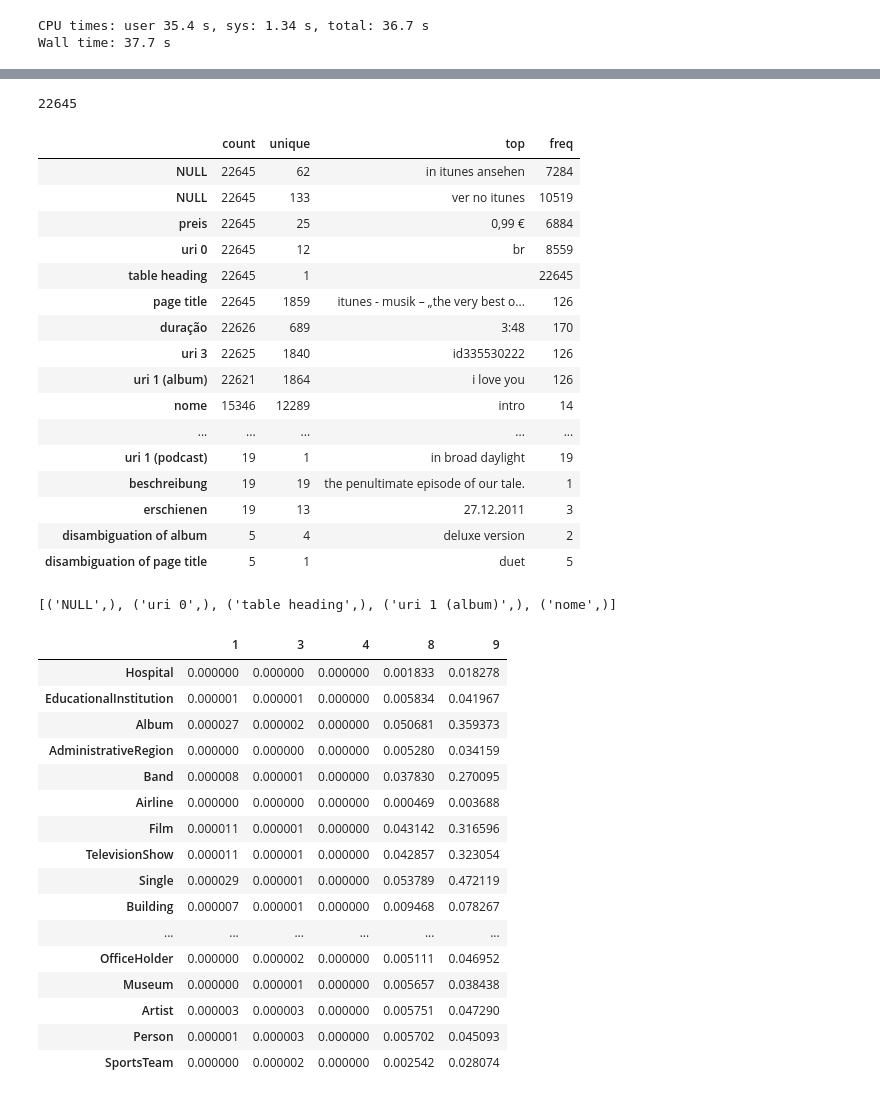
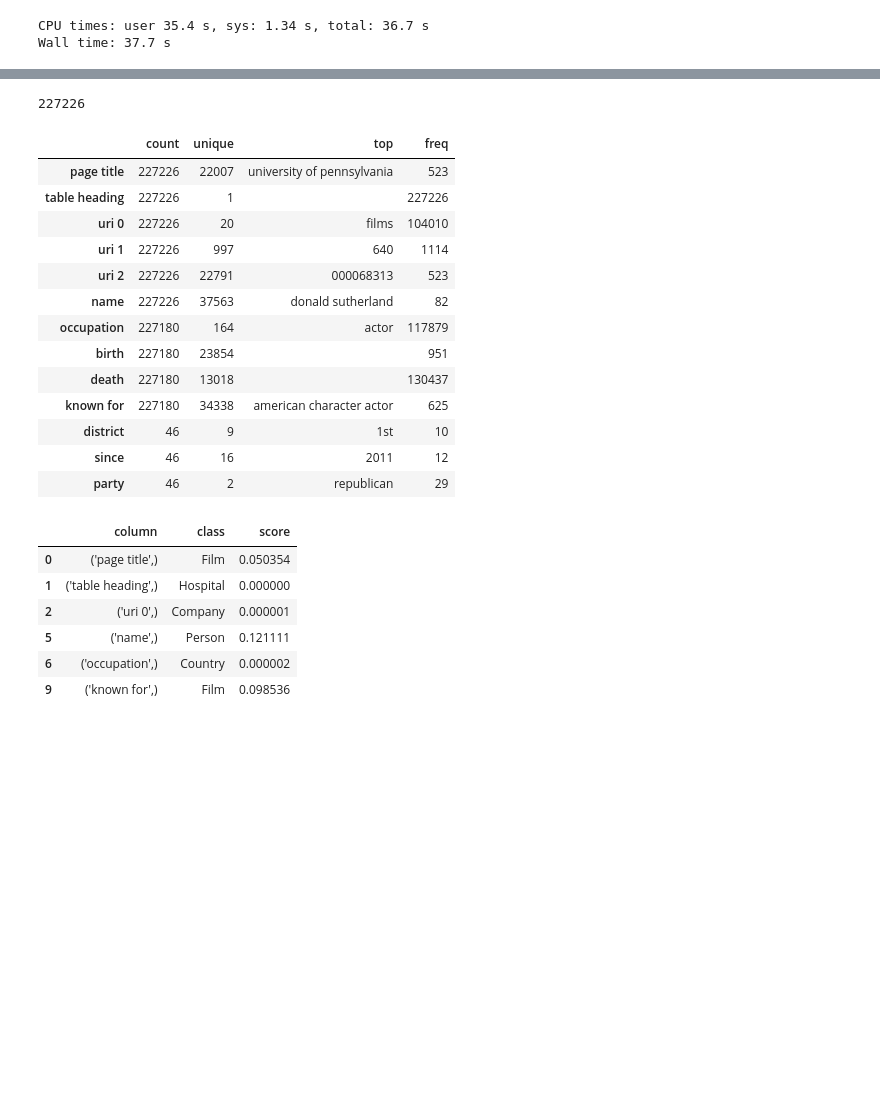
Before and after one commit to karmaresearch/takco, a Jupyter notebook: docs/benchmarks/compare-snow.ipynb, the cells around one changed output, grey strips where cells are left out. Saved outputs shown, nothing was run; the diff lists cells and outputs as text; code cells hidden in the pictures; blank space fills up the shorter version.

```diff
--- a/docs/benchmarks/compare-snow.ipynb
+++ b/docs/benchmarks/compare-snow.ipynb
@@ -27,8 +27,8 @@ benchmark_datasets = dict(get_snow_datasets(snow_root))
 for name, ds in benchmark_datasets.items():
     print(f'{len(ds[0].fnames):3d}', name)
 
-dataset_name = 'flightaware.com'
-ts = list(takco.TableSet.dataset(benchmark_datasets[dataset_name][0]))#[-30:]
+dataset_name = 'www.nndb.com'
+ts = list(takco.TableSet.dataset(benchmark_datasets[dataset_name][0]))#[-50:]
 print(f"Loaded {dataset_name},  {len(ts)} tables")
 # %% [output]
  12 d3football.com
@@ -60,14 +99,19 @@ Wall time: 3.53 s
 from snow_pipeline import *
 
 matchers = [
-    ExactHeadMatcher(include_context=True),
-    TfidfMatcher(num_threshold=1, min_df=2),
-    KBClassMatcher(kb),
+    KBClassMatcher(kb, include_context=False, pred_max_threshold=0.9),
+    ExactHeadMatcher(include_context=False),
+    TfidfMatcher(num_threshold=0.75, min_df=2),
 ]
 agg_func = "KBClassMatcher * @max(ExactHeadMatcher, TfidfMatcher)"
 agg_threshold_col = 0
 
-partcols, idpairs = match_columns(tabid_df, matchers, agg_func = agg_func, agg_threshold_col=agg_threshold_col)
+colsim, idpairs = get_colsim_and_codes(
+    tabid_df, matchers,
+    agg_func=agg_func,
+    agg_threshold_col=agg_threshold_col
+)
+partcols = cluster_columns(colsim)
 partcolid_to_colids = aggr_by_val(partcols.items())
 partcolid_to_colids
 # %% [output]
@@ -163,47 +173,33 @@ DEBUG:root:Stitching 2 aligned tables
 # %%
 df = stitched_df['part-0']
 print(len(df))
-sim = kb._get_sim(df)
+sim = kb.get_sim(df)
 display(df.describe().T)
-print(list(df.columns[list(sim.columns)]))
-sim.style.background_gradient()
+pred = pd.DataFrame({"column": list(df.columns[list(sim.columns)]), "class": sim.idxmax(), "score": sim.max()})
+display( pred.style.background_gradient() )
 # %% [output]
-22645
+227226
 |  | count | unique | top | freq |
-| NULL | 22645 | 62 | in itunes ansehen | 7284 |
-| NULL | 22645 | 133 | ver no itunes | 10519 |
-| preis | 22645 | 25 | 0,99 € | 6884 |
-| uri 0 | 22645 | 12 | br | 8559 |
-| table heading | 22645 | 1 |  | 22645 |
-| page title | 22645 | 1859 | itunes - musik – „the very best o... | 126 |
-| duração | 22626 | 689 | 3:48 | 170 |
-| uri 3 | 22625 | 1840 | id335530222 | 126 |
-| uri 1 (album) | 22621 | 1864 | i love you | 126 |
-| nome | 15346 | 12289 | intro | 14 |
-| ... | ... | ... | ... | ... |
-| uri 1 (podcast) | 19 | 1 | in broad daylight | 19 |
-| beschreibung | 19 | 19 | the penultimate episode of our tale. | 1 |
-| erschienen | 19 | 13 | 27.12.2011 | 3 |
-| disambiguation of album | 5 | 4 | deluxe version | 2 |
-| disambiguation of page title | 5 | 1 | duet | 5 |
+| page title | 227226 | 22007 | university of pennsylvania | 523 |
+| table heading | 227226 | 1 |  | 227226 |
+| uri 0 | 227226 | 20 | films | 104010 |
+| uri 1 | 227226 | 997 | 640 | 1114 |
+| uri 2 | 227226 | 22791 | 000068313 | 523 |
+| name | 227226 | 37563 | donald sutherland | 82 |
+| occupation | 227180 | 164 | actor | 117879 |
+| birth | 227180 | 23854 |  | 951 |
+| death | 227180 | 13018 |  | 130437 |
+| known for | 227180 | 34338 | american character actor | 625 |
+| district | 46 | 9 | 1st | 10 |
+| since | 46 | 16 | 2011 | 12 |
+| party | 46 | 2 | republican | 29 |
-[('NULL',), ('uri 0',), ('table heading',), ('uri 1 (album)',), ('nome',)]
-|  | 1 | 3 | 4 | 8 | 9 |
-| Hospital | 0.000000 | 0.000000 | 0.000000 | 0.001833 | 0.018278 |
-| EducationalInstitution | 0.000001 | 0.000001 | 0.000000 | 0.005834 | 0.041967 |
-| Album | 0.000027 | 0.000002 | 0.000000 | 0.050681 | 0.359373 |
-| AdministrativeRegion | 0.000000 | 0.000000 | 0.000000 | 0.005280 | 0.034159 |
-| Band | 0.000008 | 0.000001 | 0.000000 | 0.037830 | 0.270095 |
-| Airline | 0.000000 | 0.000000 | 0.000000 | 0.000469 | 0.003688 |
-| Film | 0.000011 | 0.000001 | 0.000000 | 0.043142 | 0.316596 |
-| TelevisionShow | 0.000011 | 0.000001 | 0.000000 | 0.042857 | 0.323054 |
-| Single | 0.000029 | 0.000001 | 0.000000 | 0.053789 | 0.472119 |
-| Building | 0.000007 | 0.000001 | 0.000000 | 0.009468 | 0.078267 |
-| ... | ... | ... | ... | ... | ... |
-| OfficeHolder | 0.000000 | 0.000002 | 0.000000 | 0.005111 | 0.046952 |
-| Museum | 0.000000 | 0.000001 | 0.000000 | 0.005657 | 0.038438 |
-| Artist | 0.000003 | 0.000003 | 0.000000 | 0.005751 | 0.047290 |
-| Person | 0.000001 | 0.000003 | 0.000000 | 0.005702 | 0.045093 |
-| SportsTeam | 0.000000 | 0.000002 | 0.000000 | 0.002542 | 0.028074 |
+|  | column | class | score |
+| 0 | ('page title',) | Film | 0.050354 |
+| 1 | ('table heading',) | Hospital | 0.000000 |
+| 2 | ('uri 0',) | Company | 0.000001 |
+| 5 | ('name',) | Person | 0.121111 |
+| 6 | ('occupation',) | Country | 0.000002 |
+| 9 | ('known for',) | Film | 0.098536 |
 # %%
 tabid_to_colnr_and_fkclass = predict_fkclasses(stitched_df, dataset_name, kb)
 tabid_to_colnr_and_fkclass
```
Also changed, not shown: parts of 8 cells of this notebook, 2 other files.
